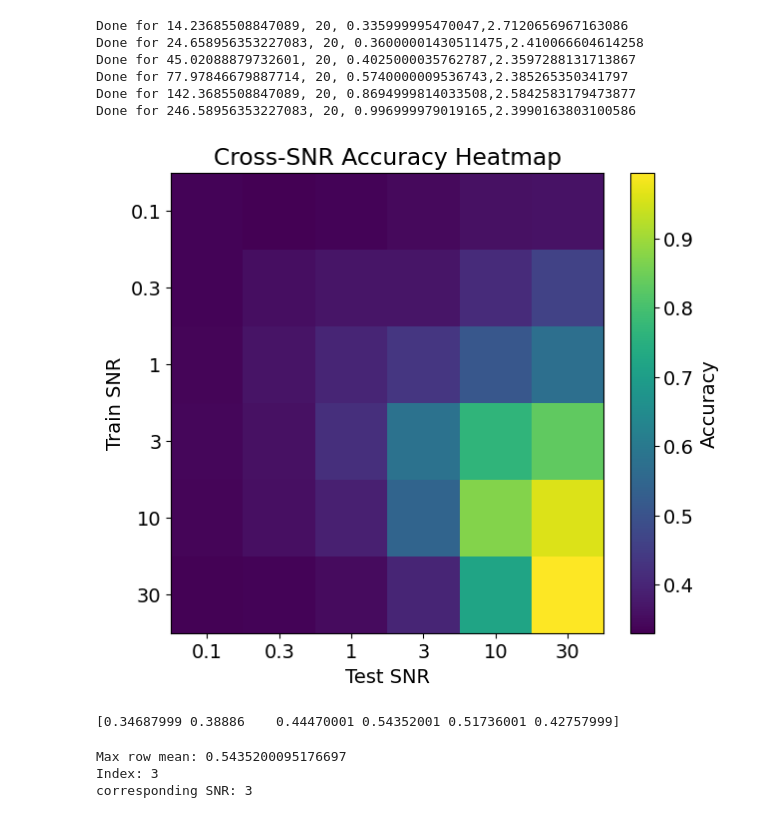
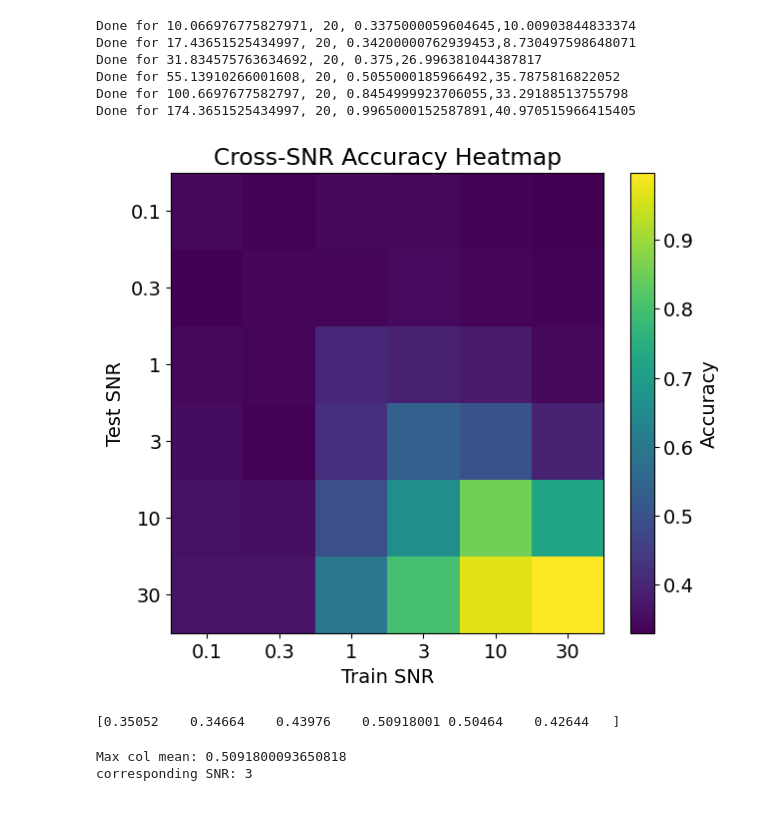
Before and after one commit to FrancescoPeron/LCP_B, a Jupyter notebook: ASSIGNMENT/Generalizzazione.ipynb, the cells around one changed output. Saved outputs shown, nothing was run; the diff lists cells and outputs as text; code cells hidden in the pictures.

```diff
--- a/ASSIGNMENT/Generalizzazione.ipynb
+++ b/ASSIGNMENT/Generalizzazione.ipynb
@@ -30,8 +30,10 @@ jump = lambda drift1, drift2, std1, std2: [int(np.random.normal(drift1,std1)), i
 
 def pattern(i,z1,z2,a1,a2):
     return [int(a1*np.sin((np.pi*i)/z1)), int(a2*np.sin((np.pi*i)/z2))]
+# %%
+twoSNRs = [0.1, 0.3, 1, 3, 10,30]
 # %%
-SNRs = [0.1, 0.3, 1, 3, 10, 30]
+SNRs = [0.05, 0.15, 0.5, 1.5, 5, 15] #30,100
 
 # training set size and time series
 N=10000
@@ -63,7 +65,7 @@ x = np.zeros((N,L))
 acc = []
 
 BATCH_SIZE = 200
-EPOCHS = 10
+EPOCHS = 250
 
 models = []
 datasets = []
@@ -159,12 +161,12 @@ for params in pattern_params:
     delta = stop - start
     print(f"Done for {params[0]}, {params[1]}, {max(fit.history['val_accuracy'])},{delta}")
 # %% [output]
-Done for 14.23685508847089, 20, 0.335999995470047,2.7120656967163086
-Done for 24.658956353227083, 20, 0.36000001430511475,2.410066604614258
-Done for 45.02088879732601, 20, 0.4025000035762787,2.3597288131713867
-Done for 77.97846679887714, 20, 0.5740000009536743,2.385265350341797
-Done for 142.3685508847089, 20, 0.8694999814033508,2.5842583179473877
-Done for 246.58956353227083, 20, 0.996999979019165,2.3990163803100586
+Done for 10.066976775827971, 20, 0.3375000059604645,10.00903844833374
+Done for 17.43651525434997, 20, 0.34200000762939453,8.730497598648071
+Done for 31.834575763634692, 20, 0.375,26.996381044387817
+Done for 55.13910266001608, 20, 0.5055000185966492,35.7875816822052
+Done for 100.6697677582797, 20, 0.8454999923706055,33.29188513755798
+Done for 174.3651525434997, 20, 0.9965000152587891,40.970515966415405
 # %%
 ACC = []
 
@@ -186,46 +188,22 @@ for m in models:
 # %%
 import numpy as np
 import matplotlib.pyplot as plt
 
-ACC = np.array(ACC)
+ACC = np.array(ACC).T
 
 plt.figure(figsize=(7, 6))
 
 im = plt.imshow(ACC, interpolation='nearest', aspect='auto')
 
 plt.colorbar(im, label="Accuracy")
 
-plt.xticks(range(len(SNRs)), SNRs)
-plt.yticks(range(len(SNRs)), SNRs)
+plt.xticks(range(len(SNRs)), twoSNRs)
+plt.yticks(range(len(SNRs)), twoSNRs)
 
-plt.xlabel("Test SNR")
-plt.ylabel("Train SNR")
+plt.ylabel("Test SNR")
+plt.xlabel("Train SNR")
 plt.title("Cross-SNR Accuracy Heatmap")
 
 plt.show()
 # %% [output]
-[figure, old version]
+[figure, new version]
-# %%
-ACC = np.array(ACC)
-row_means = []
-
-for i in range(len(SNRs)):
-    values = np.delete(ACC[i], i)
-    row_means.append(values.mean())
-
-row_means = np.array(row_means)
-
-print(row_means)
-# %% [output]
-[0.34687999 0.38886    0.44470001 0.54352001 0.51736001 0.42757999]
-# %%
-max_idx = np.argmax(row_means)
-max_val = row_means[max_idx]
-
-print("Max row mean:", max_val)
-print("Index:", max_idx)
-print("corresponding SNR:", SNRs[max_idx])
-# %% [output]
-Max row mean: 0.5435200095176697
-Index: 3
-corresponding SNR: 3
@@ -231,0 +212,21 @@ corresponding SNR: 3
+# %%
+col_means = []
+
+for i in range(len(SNRs)):
+    values = np.delete(ACC[:, i], i)
+    col_means.append(values.mean())
+
+col_means = np.array(col_means)
+
+print(col_means)
+# %% [output]
+[0.35052    0.34664    0.43976    0.50918001 0.50464    0.42644   ]
+# %%
+max_idx = np.argmax(col_means)
+max_val = col_means[max_idx]
+
+print("Max col mean:", max_val)
+print("corresponding SNR:", twoSNRs[max_idx])
+# %% [output]
+Max col mean: 0.5091800093650818
+corresponding SNR: 3
```
Also changed, not shown: parts of 7 cells of this notebook.
